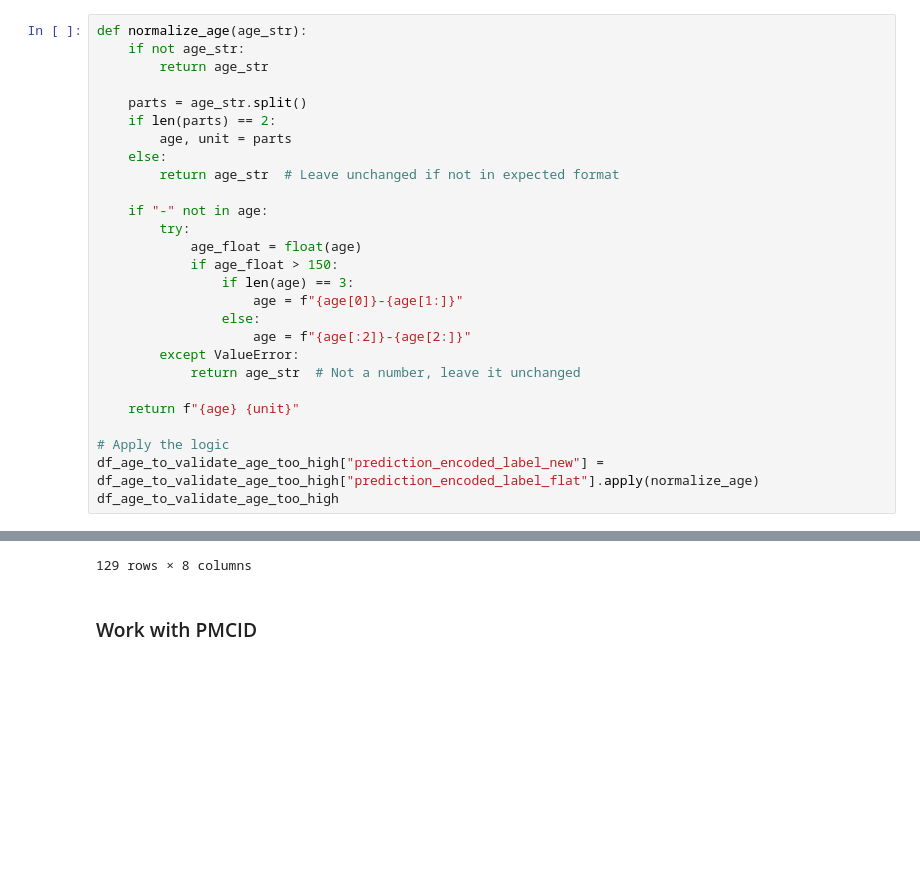
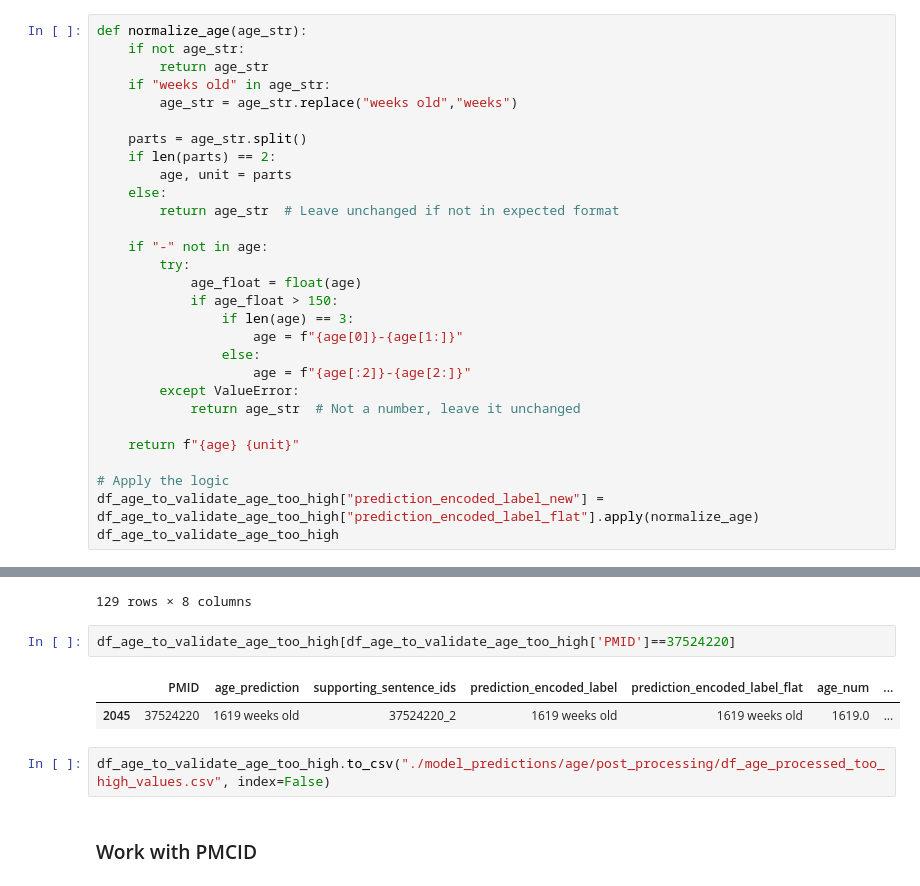
Before and after one commit to Ineichen-Group/Preclinical_DrugDisease_Translation_Pipeline, a Jupyter notebook: 08_IE_full_text/Age_Clean_Extraction.ipynb, the cells around one changed output, grey strips where cells are left out. Cells and saved outputs as stored; diff of their text form; blank space fills up the shorter version.

```diff
--- a/08_IE_full_text/Age_Clean_Extraction.ipynb
+++ b/08_IE_full_text/Age_Clean_Extraction.ipynb
@@ -97,6 +98,8 @@ df_age_to_validate_age_too_high
 def normalize_age(age_str):
     if not age_str:
         return age_str
+    if "weeks old" in age_str:
+        age_str = age_str.replace("weeks old","weeks")
 
     parts = age_str.split()
     if len(parts) == 2:
@@ -139,6 +142,13 @@ See the caveats in the documentation: https://pandas.pydata.org/pandas-docs/stab
 | 2180 | 39142423 | 814 weeks | 39142423_4 | 814 weeks | 814 weeks | 814.0 | ... |
 | 2197 | 39260333 | 810 weeks | 39260333_1 | 810 weeks | 810 weeks | 810.0 | ... |
 129 rows × 8 columns
+# %%
+df_age_to_validate_age_too_high[df_age_to_validate_age_too_high['PMID']==37524220]
+# %% [output]
+|  | PMID | age_prediction | supporting_sentence_ids | prediction_encoded_label | prediction_encoded_label_flat | age_num | ... |
+| 2045 | 37524220 | 1619 weeks old | 37524220_2 | 1619 weeks old | 1619 weeks old | 1619.0 | ... |
+# %%
+df_age_to_validate_age_too_high.to_csv("./model_predictions/age/post_processing/df_age_processed_too_high_values.csv", index=False)
 # %% [markdown]
 ### Work with PMCID
 # %%
```
Also changed, not shown: parts of 17 cells of this notebook.
